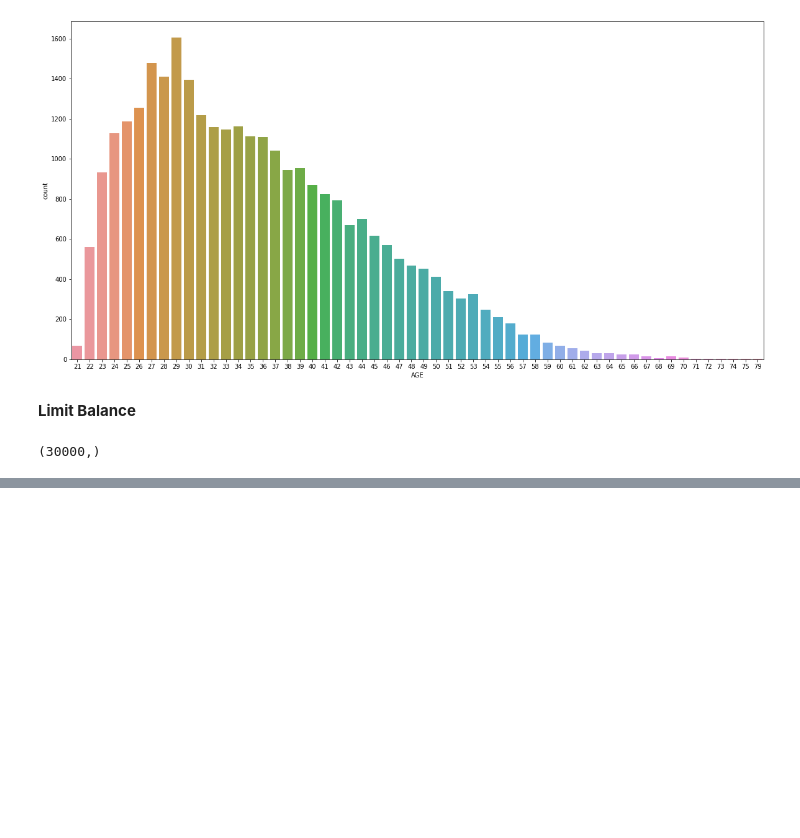
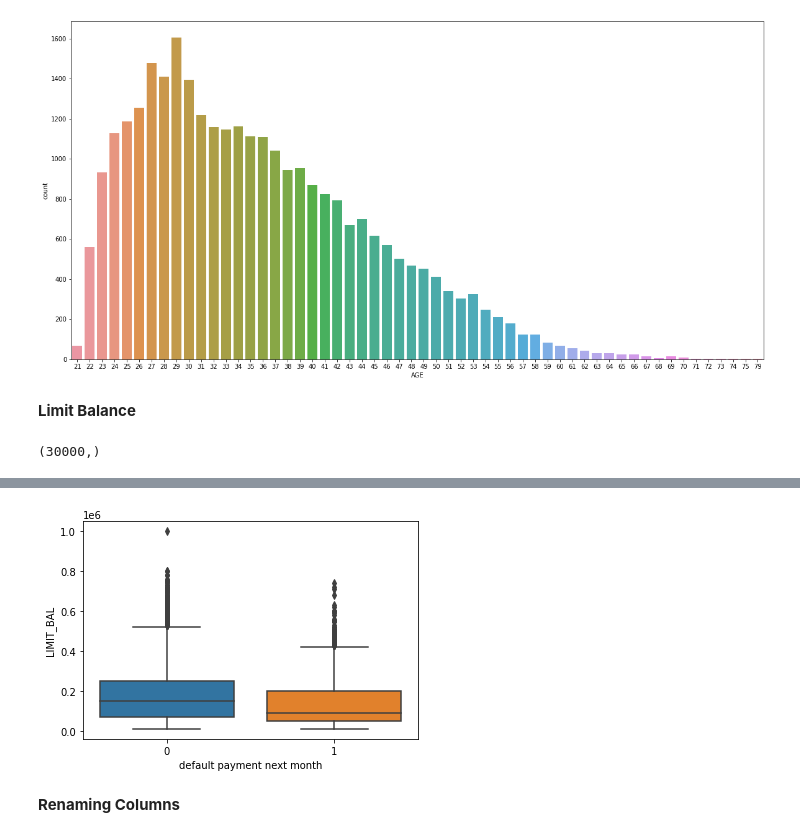
Before and after one commit to thisisraj57/Credit_Card_Default_Prediction_Capstone_Project, a Jupyter notebook: Credit_Card_Default_Prediction_Capstone_Project.ipynb, the cells around one changed output, grey strips where cells are left out. Cells and saved outputs as stored; diff of their text form; code cells hidden in the pictures; blank space fills up the shorter version.

```diff
--- a/Credit_Card_Default_Prediction_Capstone_Project.ipynb
+++ b/Credit_Card_Default_Prediction_Capstone_Project.ipynb
@@ -311,0 +324,6 @@ df['LIMIT_BAL'].shape
+# %%
+ax = sns.boxplot(x="default payment next month", y="LIMIT_BAL", data = df)
+# %% [output]
+[figure, added]
+# %% [markdown]
+**Renaming Columns**
```
Also changed, not shown: parts of 151 cells of this notebook.
